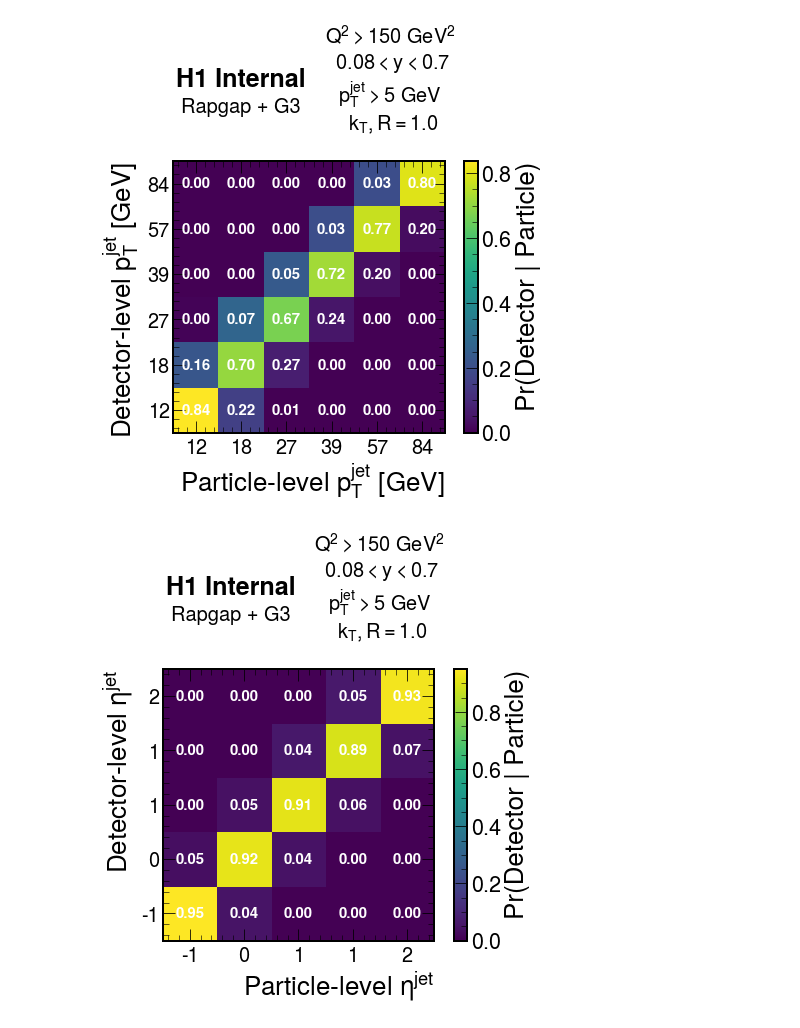
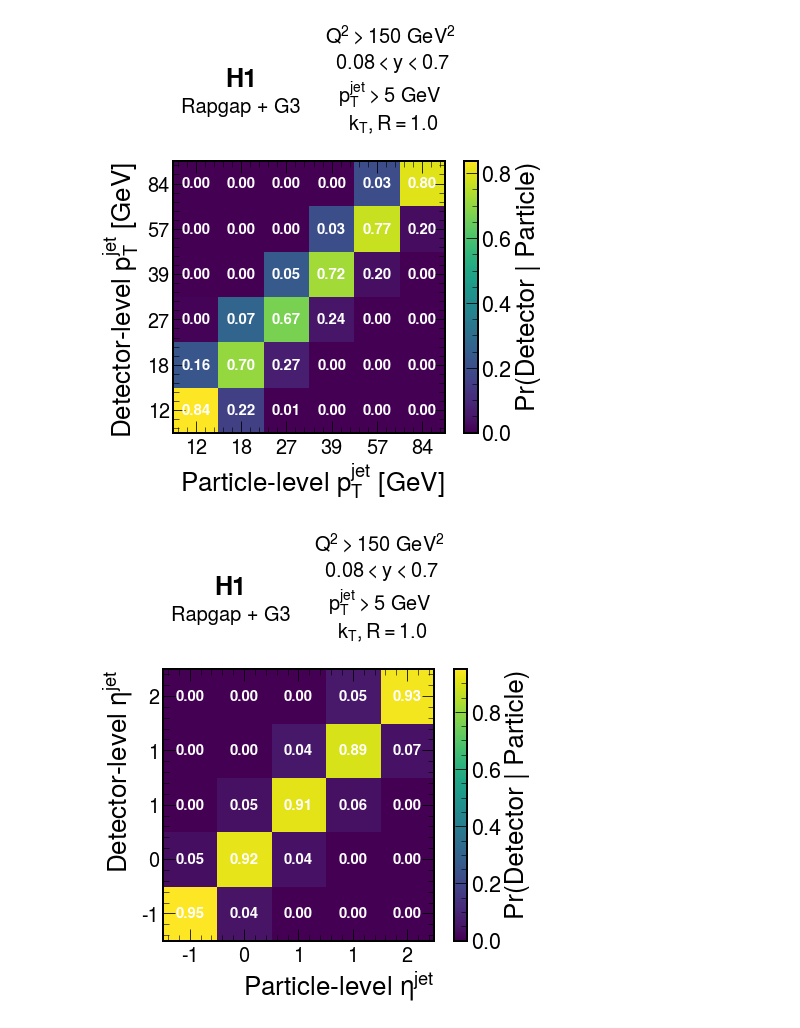
Before and after one commit to miguelignacio/disjets, a Jupyter notebook: ResponseAndCovarianceMatrices.ipynb, the cells around one changed output. Drawn from its saved outputs; the diff is of its cells as text; code cells hidden in the pictures.

```diff
--- a/ResponseAndCovarianceMatrices.ipynb
+++ b/ResponseAndCovarianceMatrices.ipynb
@@ -135,34 +135,34 @@ for j in range(4):
     #plt.xscale("log")
     #plt.yscale("log")
 
-    plt.text(0.25, 1.3,'H1 Internal',
+    plt.text(0.25, 1.3,'H1',
                   horizontalalignment='center',
          verticalalignment='center',
          transform = ax0.transAxes, fontsize=25, fontweight='bold')
     plt.text(0.25, 1.2,'Rapgap + G3',
                   horizontalalignment='center',
          verticalalignment='center',
          transform = ax0.transAxes, fontsize=20)
     plt.text(0.8, 1.3,'$Q^{2}>$150 GeV$^{2}$ \n $0.08<y<0.7$ \n $p_{T}^{jet}>5$ GeV  \n $k_{T}, R=1.0$',
          horizontalalignment='center',
          verticalalignment='center',
          transform = ax0.transAxes, fontsize=20)
 
     plt.ylabel("Detector-level "+symbol[mylabels[j]])
     plt.xlabel("Particle-level "+symbol[mylabels[j]])
     mylabs = [""]
     if (j<2):
         for i in range(len(bins[j])-1):
             mylabs+=["%0.0f" % (0.5*(bins[j][i]+bins[j][i+1]))]
     else:
         for i in range(len(bins[j])-1):
             mylabs+=["%0.1f" % (0.5*(bins[j][i]+bins[j][i+1]))]
     ax0.set_xticklabels(mylabs)
     ax0.set_yticklabels(mylabs)
     ax0.xaxis.set_major_locator(plt.MaxNLocator(len(bins[j])))
     ax0.yaxis.set_major_locator(plt.MaxNLocator(len(bins[j])))
 
     fig.savefig('figures/Response_%s.pdf'%mylabels[j],bbox_inches='tight')
 # %% [output]
-[figure, old version]
+[figure, new version]
-[figure, old version]
+[figure, new version]
```
Also changed, not shown: parts of 4 cells of this notebook, 2 other files.
